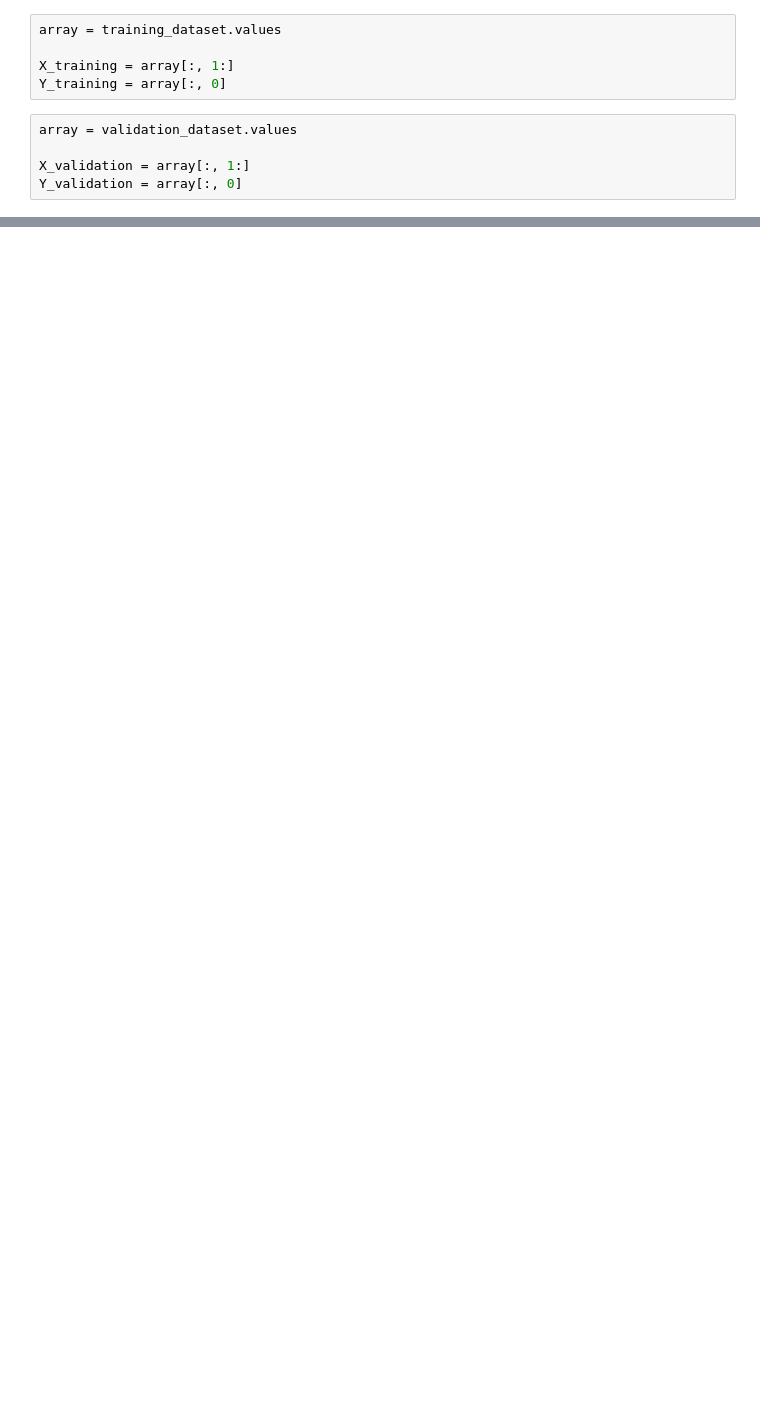
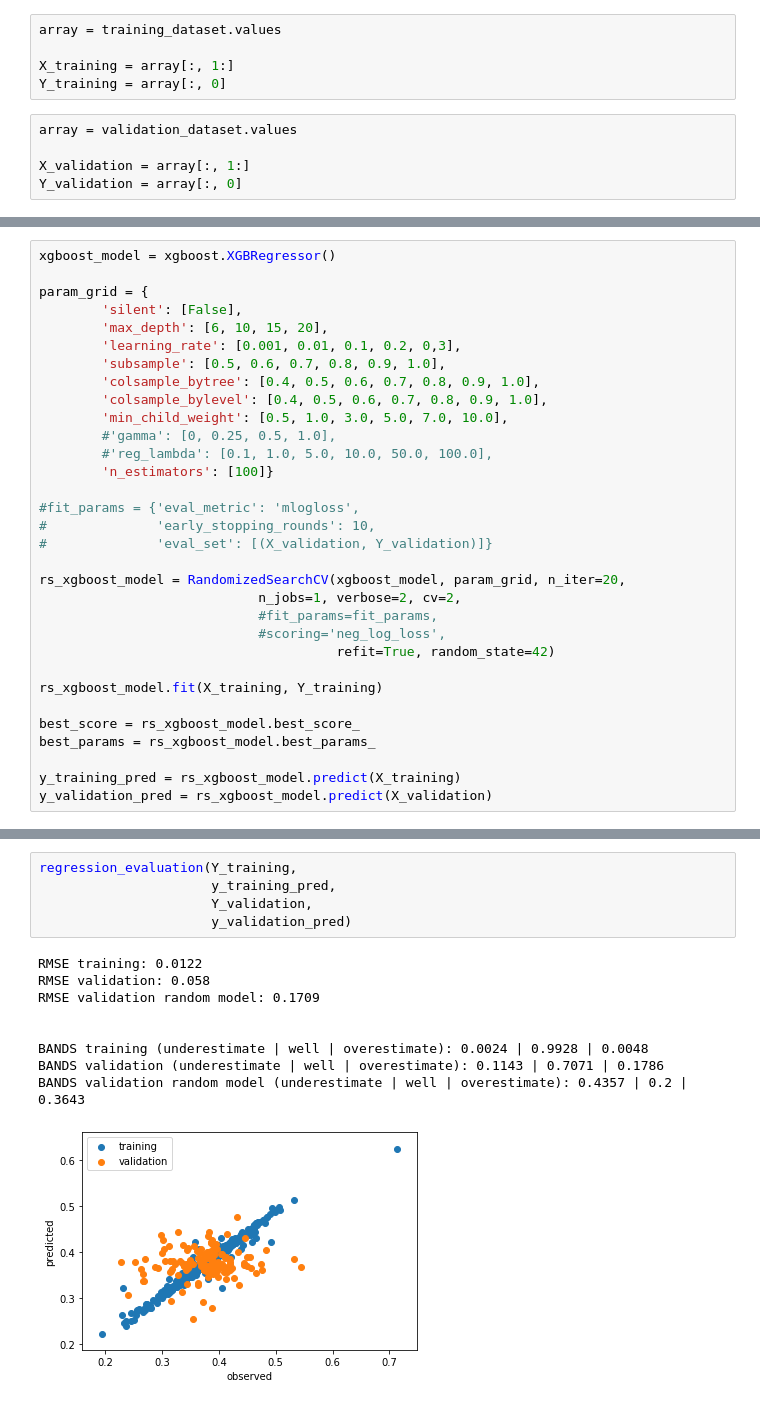
Before and after one commit to lucasbruscato/Master, a Jupyter notebook: 3_model/03_02_model_training.ipynb, the cells around one changed output, grey strips where cells are left out. Drawn from its saved outputs; the diff is of its cells as text; blank space fills up the shorter version.

```diff
--- a/3_model/03_02_model_training.ipynb
+++ b/3_model/03_02_model_training.ipynb
@@ -182,0 +178,32 @@ RMSE validation vs coin: 0.177
+# %%
+xgboost_model = xgboost.XGBRegressor()
+
+param_grid = {
+        'silent': [False],
+        'max_depth': [6, 10, 15, 20],
+        'learning_rate': [0.001, 0.01, 0.1, 0.2, 0,3],
+        'subsample': [0.5, 0.6, 0.7, 0.8, 0.9, 1.0],
+        'colsample_bytree': [0.4, 0.5, 0.6, 0.7, 0.8, 0.9, 1.0],
+        'colsample_bylevel': [0.4, 0.5, 0.6, 0.7, 0.8, 0.9, 1.0],
+        'min_child_weight': [0.5, 1.0, 3.0, 5.0, 7.0, 10.0],
+        #'gamma': [0, 0.25, 0.5, 1.0],
+        #'reg_lambda': [0.1, 1.0, 5.0, 10.0, 50.0, 100.0],
+        'n_estimators': [100]}
+
+#fit_params = {'eval_metric': 'mlogloss',
+#              'early_stopping_rounds': 10,
+#              'eval_set': [(X_validation, Y_validation)]}
+
+rs_xgboost_model = RandomizedSearchCV(xgboost_model, param_grid, n_iter=20,
+                            n_jobs=1, verbose=2, cv=2,
+                            #fit_params=fit_params,
+                            #scoring='neg_log_loss',
+                                      refit=True, random_state=42)
+
+rs_xgboost_model.fit(X_training, Y_training)
+
+best_score = rs_xgboost_model.best_score_
+best_params = rs_xgboost_model.best_params_
+
+y_training_pred = rs_xgboost_model.predict(X_training)
+y_validation_pred = rs_xgboost_model.predict(X_validation)
@@ -182,0 +237,15 @@ RMSE validation vs coin: 0.177
+# %%
+regression_evaluation(Y_training,
+                      y_training_pred,
+                      Y_validation,
+                      y_validation_pred)
+# %% [output]
+RMSE training: 0.0122
+RMSE validation: 0.058
+RMSE validation random model: 0.1709
+
+
+BANDS training (underestimate | well | overestimate): 0.0024 | 0.9928 | 0.0048
+BANDS validation (underestimate | well | overestimate): 0.1143 | 0.7071 | 0.1786
+BANDS validation random model (underestimate | well | overestimate): 0.4357 | 0.2 | 0.3643
+[figure, added]
```
Also changed, not shown: parts of 25 cells of this notebook, 1 other file.
